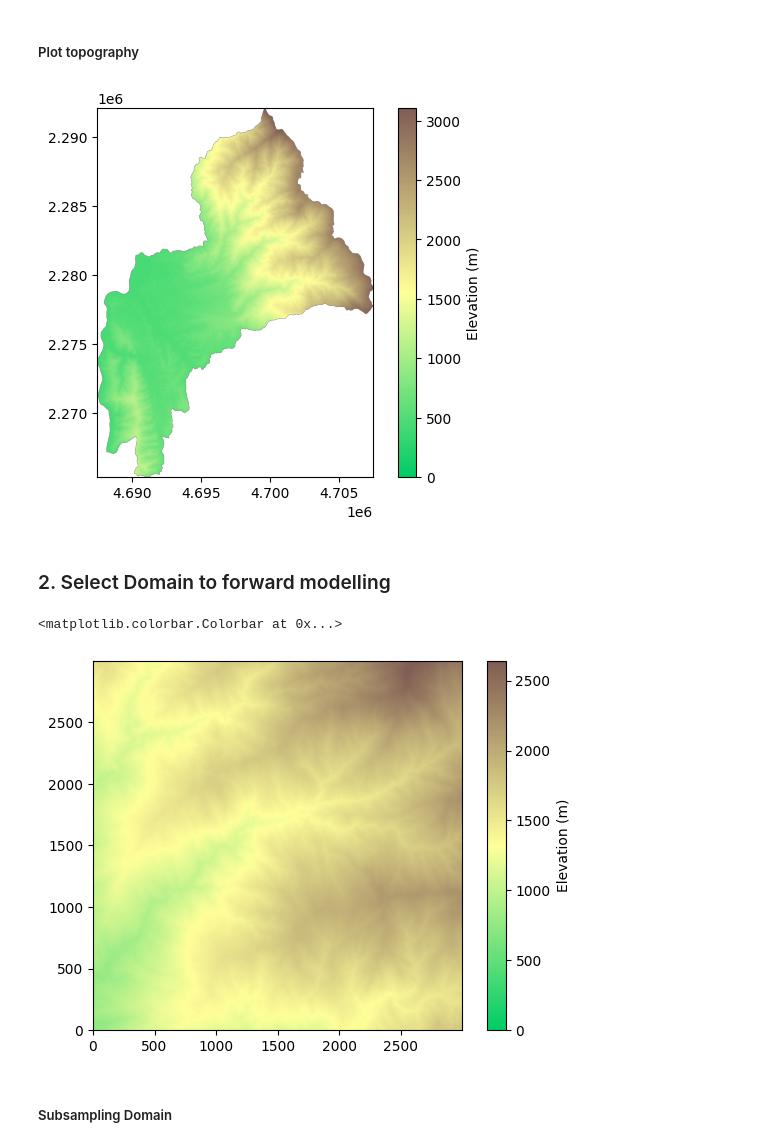
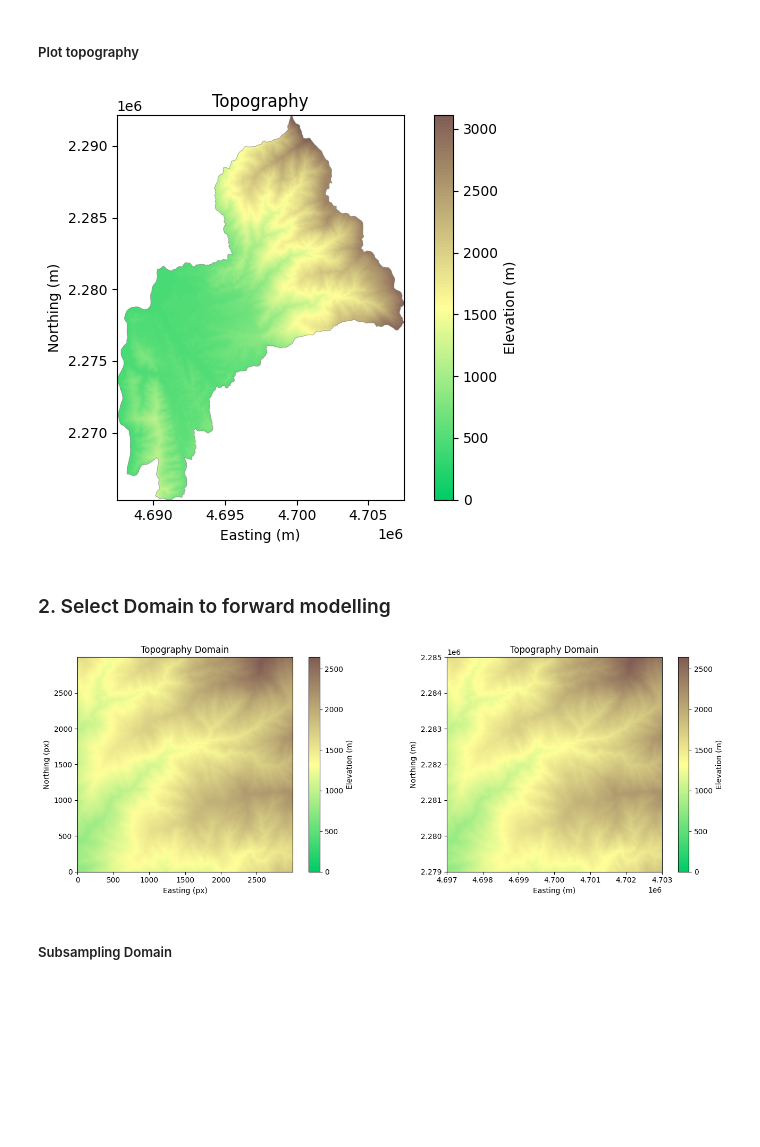
Before and after one commit to AppliedMechanics-EAFIT/lineament_detection, a Jupyter notebook: notebooks/gravity_from_topography.ipynb, the cells around one changed output. Cells and saved outputs as stored; diff of their text form; code cells hidden in the pictures; blank space fills up the shorter version.

Commit message:
Update gravity_from_topography.ipynb
Better plotting

```diff
--- a/notebooks/gravity_from_topography.ipynb
+++ b/notebooks/gravity_from_topography.ipynb
@@ -70,6 +72,7 @@ $\displaystyle \delta_x = 2.0,\ \delta_y = 2.0$
 # %% [markdown]
 ##### Plot topography
 # %%
+plt.figure()
 plt.imshow(
     topography.band_data[0, ::10, ::10],
     cmap=cmap_terrain_crust,
@@ -82,27 +85,50 @@ plt.imshow(
     )
 
 plt.colorbar(label="Elevation (m)")
+plt.title("Topography")
+plt.xlabel("Easting (m)")
+plt.ylabel("Northing (m)")
+plt.gca().set_aspect("equal")
+plt.tight_layout()
 plt.show()
 # %% [output]
-[figure, old version]
+[figure, new version]
 # %% [markdown]
 ### 2. Select Domain to forward modelling
 # %%
 region = (4.697e6, 4.703e6, 2.279e6, 2.285e6)
 #region = (4.687e6, 4.707e6, 2.265e6, 2.292e6)
 
 topography_domain = topography.sel(
     x=slice(*region[:2]),
     y=slice(*region[2:]),
 )
 
 
 surface = topography_domain.band_data[0, :, :]
-plt.imshow(surface, cmap=cmap_terrain_crust, origin='lower', vmin=0)
-plt.colorbar(label="Elevation (m)")
+
+fig, (ax0, ax1) = plt.subplots(1, 2, figsize=(14, 5))
+im0 = ax0.imshow(surface, cmap=cmap_terrain_crust, origin='lower', vmin=0)
+plt.colorbar(im0, ax=ax0, label="Elevation (m)")
+ax0.set_title("Topography Domain")
+ax0.set_xlabel("Easting (px)")
+ax0.set_ylabel("Northing (px)")
+ax0.set_aspect("equal")
+
+im1 = ax1.pcolormesh(topography_domain.x, topography_domain.y, surface, cmap=cmap_terrain_crust, vmin=0)
+plt.colorbar(im1, ax=ax1, label="Elevation (m)")
+ax1.set_title("Topography Domain")
+ax1.set_xlabel("Easting (m)")
+ax1.set_ylabel("Northing (m)")
+ax1.set_aspect("equal")
+ax1.locator_params(axis='x', nbins=6)
+ax1.locator_params(axis='y', nbins=6)
+
+plt.tight_layout()
+
+plt.show()
 # %% [output]
-<matplotlib.colorbar.Colorbar at 0x...>
-[figure, old version]
+[figure, new version]
 # %% [markdown]
 ##### Subsampling Domain
 # %%
```
Also changed, not shown: parts of 5 cells of this notebook.
